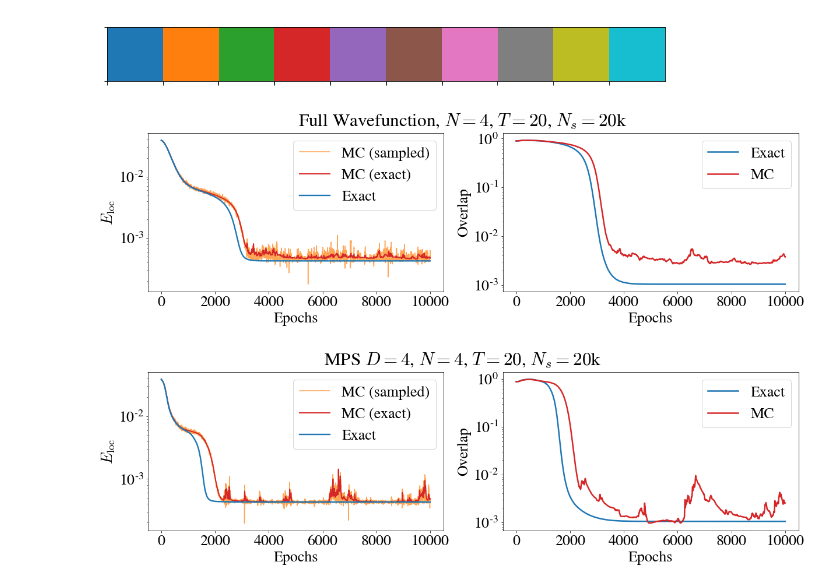
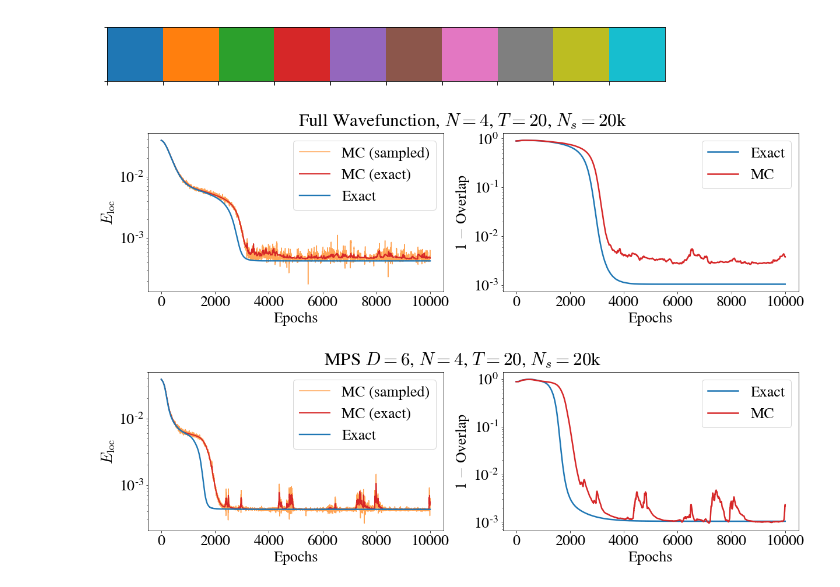
Before and after one commit to stavros11/Time-Evolution, a Jupyter notebook: plotter.ipynb, the cells around one changed output. Drawn from its saved outputs; the diff is of its cells as text; code cells hidden in the pictures.

```diff
--- a/plotter.ipynb
+++ b/plotter.ipynb
@@ -39,44 +39,44 @@ plt.subplot(122)
 plt.semilogy(1 - all_states["overlaps"][:], label="Exact", linewidth=2.5, color=cp[0])
 plt.semilogy(1 - sampling["overlaps"][:], label="MC", linewidth=2.5, color=cp[3])
 plt.xlabel("Epochs")
-plt.ylabel("Overlap")
+plt.ylabel("1 $-$ Overlap")
 plt.legend()
 plt.show()
 
 all_states.close()
 sampling.close()
 # %% [output]
-[figure, old version]
+[figure, new version]
 # %%
-machine_type = "mpsD4"
-title_type = "MPS $D=4$"
+machine_type = "mpsD6"
+title_type = "MPS $D=6$"
 n_sites = 4
 time_steps = 20
 n_samples = 20000
 
 all_states = h5py.File("histories/allstates_{}_N{}M{}.h5py".format(machine_type, n_sites, time_steps), "r")
 sampling = h5py.File("histories/sampling{}_{}_N{}M{}.h5py".format(n_samples, machine_type, n_sites, time_steps), "r")
 
 plt.figure(figsize=(20, 5))
 plt.suptitle("{}, $N={}$, $T={}$, $N_s={}$k".format(title_type, n_sites, time_steps, n_samples//1000))
 
 plt.subplot(121)
 plt.semilogy(sampling["sampled_Eloc"][:].real, label="MC (sampled)", color=cp[1], alpha=0.7)
 plt.semilogy(sampling["exact_Eloc"][:].real, label="MC (exact)", color=cp[3], linewidth=2.0)
 plt.semilogy(all_states["exact_Eloc"][:].real, label="Exact", color=cp[0], linewidth=2.4)
 plt.xlabel("Epochs")
 plt.ylabel("$E_\mathrm{loc}$")
 plt.legend()
 
 plt.subplot(122)
 plt.semilogy(1 - all_states["overlaps"][:], label="Exact", linewidth=2.5, color=cp[0])
 plt.semilogy(1 - sampling["overlaps"][:], label="MC", linewidth=2.5, color=cp[3])
 plt.xlabel("Epochs")
-plt.ylabel("Overlap")
+plt.ylabel("1 $-$ Overlap")
 plt.legend()
 plt.show()
 
 all_states.close()
 sampling.close()
 # %% [output]
-[figure, old version]
+[figure, new version]
```
Also changed, not shown: parts of 2 cells of this notebook, 2 other files.
